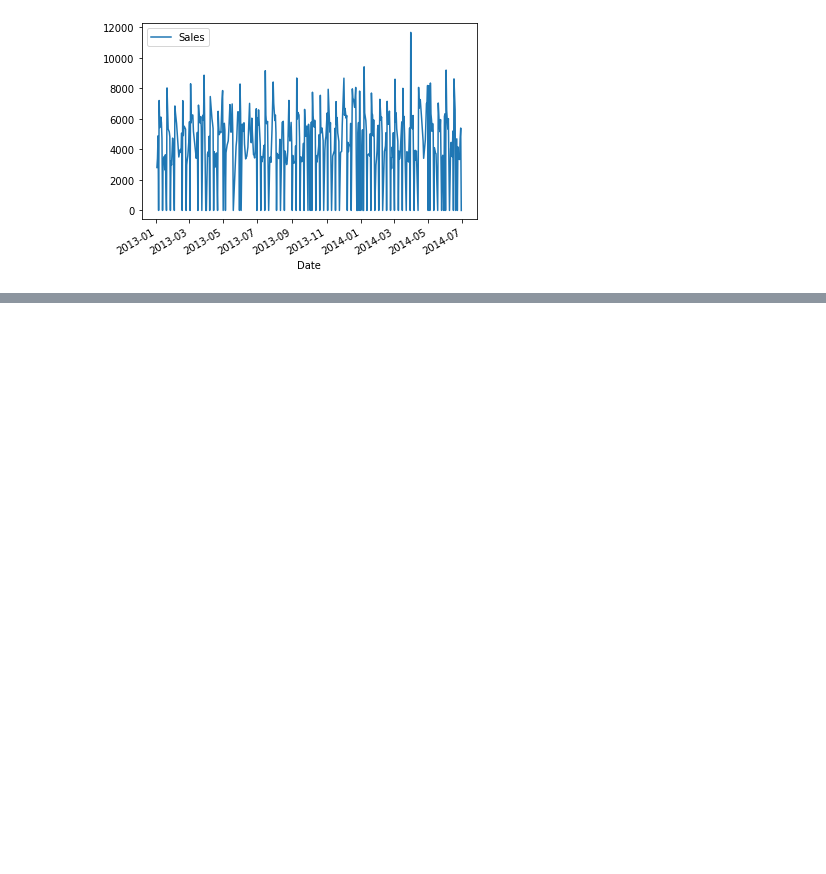
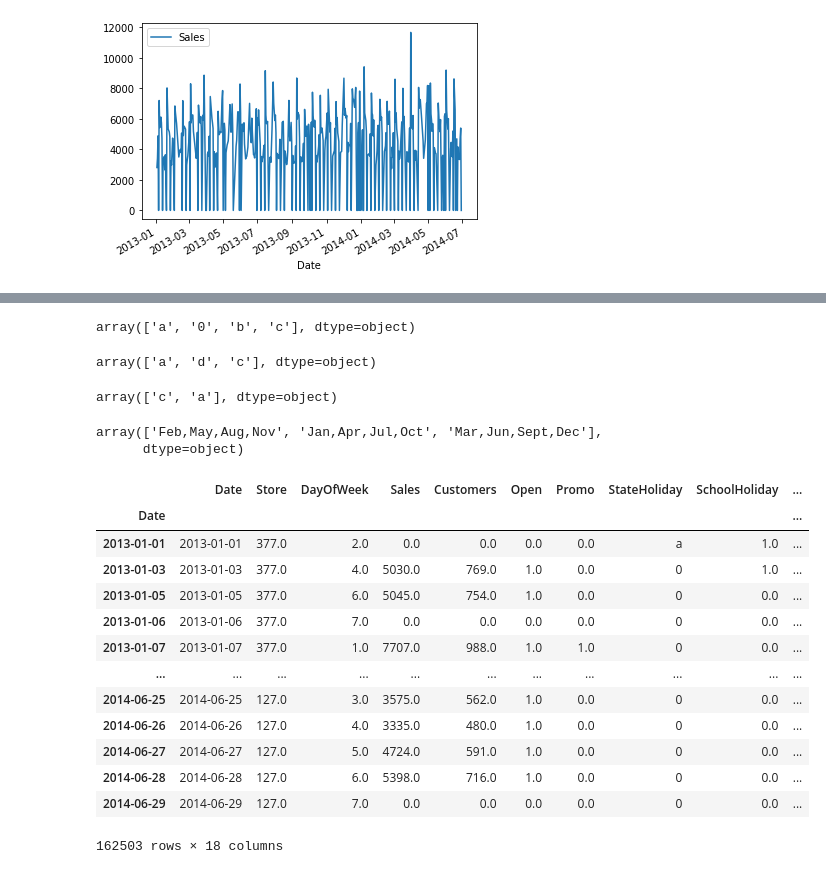
Before and after one commit to jdw/minicomp-rossman, a Jupyter notebook: explore.ipynb, the cells around one changed output, grey strips where cells are left out. Cells and saved outputs as stored; diff of their text form; code cells hidden in the pictures; blank space fills up the shorter version.

```diff
--- a/explore.ipynb
+++ b/explore.ipynb
@@ -121,0 +122,36 @@ memory usage: 28.6+ MB
+# %%
+df.StateHoliday.unique()
+# %% [output]
+array(['a', '0', 'b', 'c'], dtype=object)
+# %%
+df.StoreType.unique()
+# %% [output]
+array(['a', 'd', 'c'], dtype=object)
+# %%
+df.Assortment.unique()
+# %% [output]
+array(['c', 'a'], dtype=object)
+# %%
+df.PromoInterval.unique()
+# %% [output]
+array(['Feb,May,Aug,Nov', 'Jan,Apr,Jul,Oct', 'Mar,Jun,Sept,Dec'],
+      dtype=object)
+# %%
+df.index = df.Date
+# %%
+df
+# %% [output]
+|  | Date | Store | DayOfWeek | Sales | Customers | Open | Promo | StateHoliday | SchoolHoliday | ... |
+| Date |  |  |  |  |  |  |  |  |  | ... |
+| 2013-01-01 | 2013-01-01 | 377.0 | 2.0 | 0.0 | 0.0 | 0.0 | 0.0 | a | 1.0 | ... |
+| 2013-01-03 | 2013-01-03 | 377.0 | 4.0 | 5030.0 | 769.0 | 1.0 | 0.0 | 0 | 1.0 | ... |
+| 2013-01-05 | 2013-01-05 | 377.0 | 6.0 | 5045.0 | 754.0 | 1.0 | 0.0 | 0 | 0.0 | ... |
+| 2013-01-06 | 2013-01-06 | 377.0 | 7.0 | 0.0 | 0.0 | 0.0 | 0.0 | 0 | 0.0 | ... |
+| 2013-01-07 | 2013-01-07 | 377.0 | 1.0 | 7707.0 | 988.0 | 1.0 | 1.0 | 0 | 0.0 | ... |
+| ... | ... | ... | ... | ... | ... | ... | ... | ... | ... | ... |
+| 2014-06-25 | 2014-06-25 | 127.0 | 3.0 | 3575.0 | 562.0 | 1.0 | 0.0 | 0 | 0.0 | ... |
+| 2014-06-26 | 2014-06-26 | 127.0 | 4.0 | 3335.0 | 480.0 | 1.0 | 0.0 | 0 | 0.0 | ... |
+| 2014-06-27 | 2014-06-27 | 127.0 | 5.0 | 4724.0 | 591.0 | 1.0 | 0.0 | 0 | 0.0 | ... |
+| 2014-06-28 | 2014-06-28 | 127.0 | 6.0 | 5398.0 | 716.0 | 1.0 | 0.0 | 0 | 0.0 | ... |
+| 2014-06-29 | 2014-06-29 | 127.0 | 7.0 | 0.0 | 0.0 | 0.0 | 0.0 | 0 | 0.0 | ... |
+162503 rows × 18 columns
```
Also changed, not shown: parts of 20 cells of this notebook.
